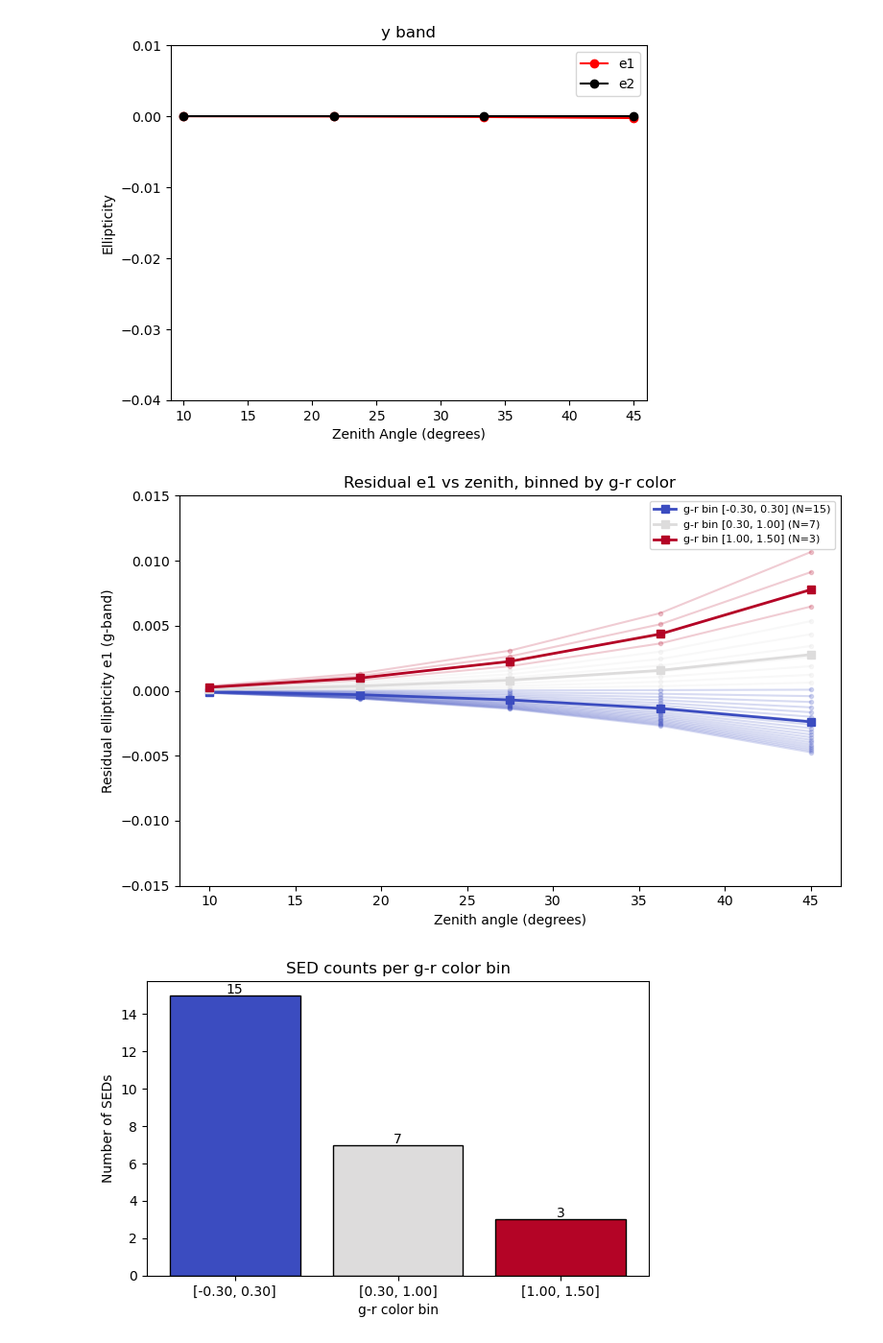
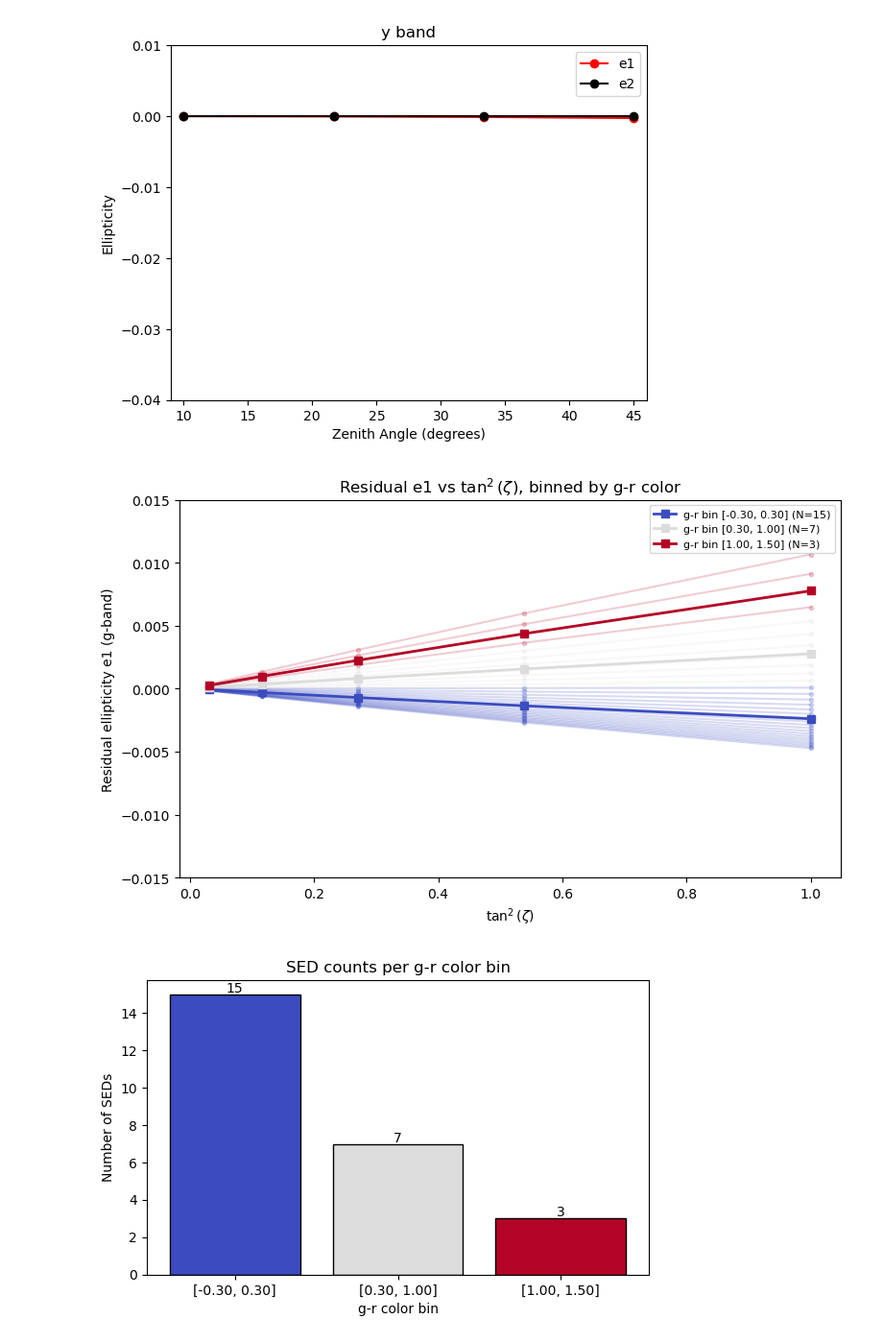
Before and after one commit to LSSTDESC/DifferentialCR, a Jupyter notebook: simulate_DCR2.ipynb, the cells around one changed output. Shown at 96% size. Cells and saved outputs as stored; diff of their text form; code cells hidden in the pictures.

```diff
--- a/simulate_DCR2.ipynb
+++ b/simulate_DCR2.ipynb
@@ -192,6 +192,7 @@ source_temperatures = [4000, 6000, 8000, 15000]
 source_temperatures = np.linspace(2500, 9000, 30)
 source_temperatures = np.flip(source_temperatures)
 zeniths = np.linspace(10, 45, 5)
+tan2z = np.tan(np.deg2rad(zeniths))**2
 
 DCR1_base, DCR2_base, e1_base, e2_base = BB_dcr(5000, 4500, zeniths, shape_xx, shape_yy, shape_xy, plot = False)
 
@@ -218,38 +219,39 @@ bin_edges = np.array([-0.3, 0.3, 1.0, 1.5])
 n_bins = len(bin_edges) - 1
 bin_centers = 0.5 * (bin_edges[:-1] + bin_edges[1:])
 
 # Assign each SED to a bin and compute averages
 cmap = plt.cm.coolwarm
 fig, ax = plt.subplots(figsize=(8, 5))
 
 for i, (gr, resid) in enumerate(zip(gr_colors, resid_e1_arr)):
     # Determine which bin this SED falls in
     bin_idx = np.clip(np.digitize(gr, bin_edges) - 1, 0, n_bins - 1)
     color = cmap(bin_idx / (n_bins - 1))
-    ax.plot(zeniths, resid, '-o', color=color, alpha=0.2, markersize=3)
+    ax.plot(tan2z, resid, '-o', color=color, alpha=0.2, markersize=3)
 
 # Plot binned averages
 for b in range(n_bins):
     mask = (gr_colors >= bin_edges[b]) & (gr_colors < bin_edges[b + 1])
     # Include right edge in the last bin
     if b == n_bins - 1:
         mask = (gr_colors >= bin_edges[b]) & (gr_colors <= bin_edges[b + 1])
     if mask.sum() == 0:
         continue
     avg_resid = resid_e1_arr[mask].mean(axis=0)
     color = cmap(b / (n_bins - 1))
-    ax.plot(zeniths, avg_resid, '-s', color=color, alpha = 1.0,  linewidth=2, markersize=6,
+    ax.plot(tan2z, avg_resid, '-s', color=color, alpha = 1.0,  linewidth=2, markersize=6,
             label=f'g-r bin [{bin_edges[b]:.2f}, {bin_edges[b+1]:.2f}] (N={mask.sum()})')
 
-ax.set_xlabel('Zenith angle (degrees)')
+ax.set_xlabel(r'$\tan^2(\zeta)$')
 ax.set_ylabel('Residual ellipticity e1 (g-band)')
 ax.legend(fontsize=8)
-ax.set_title('Residual e1 vs zenith, binned by g-r color')
+ax.set_title(r'Residual e1 vs $\tan^2(\zeta)$, binned by g-r color')
 ax.set_ylim(-0.015, 0.015)
+ax.set_xlim(0, 1)
 plt.tight_layout()
 plt.show()
 # %% [output]
-[figure, old version]
+[figure, new version]
 # %%
 # Histogram of counts per g-r color bin
 counts = []
```
Also changed, not shown: 2 other files.
